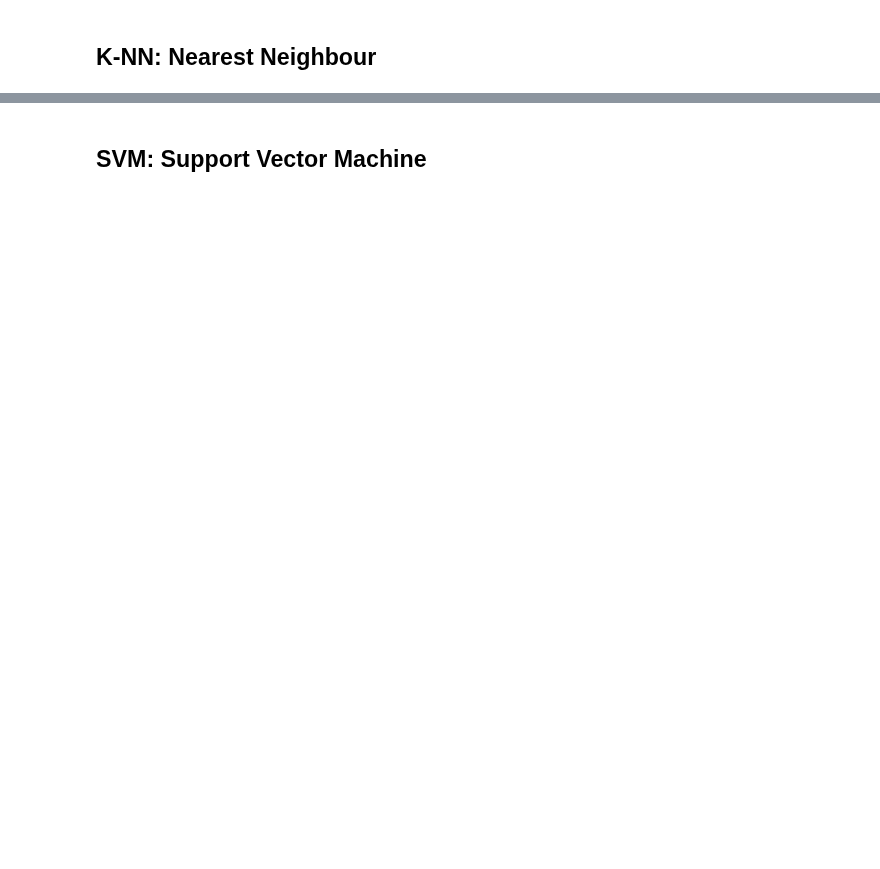
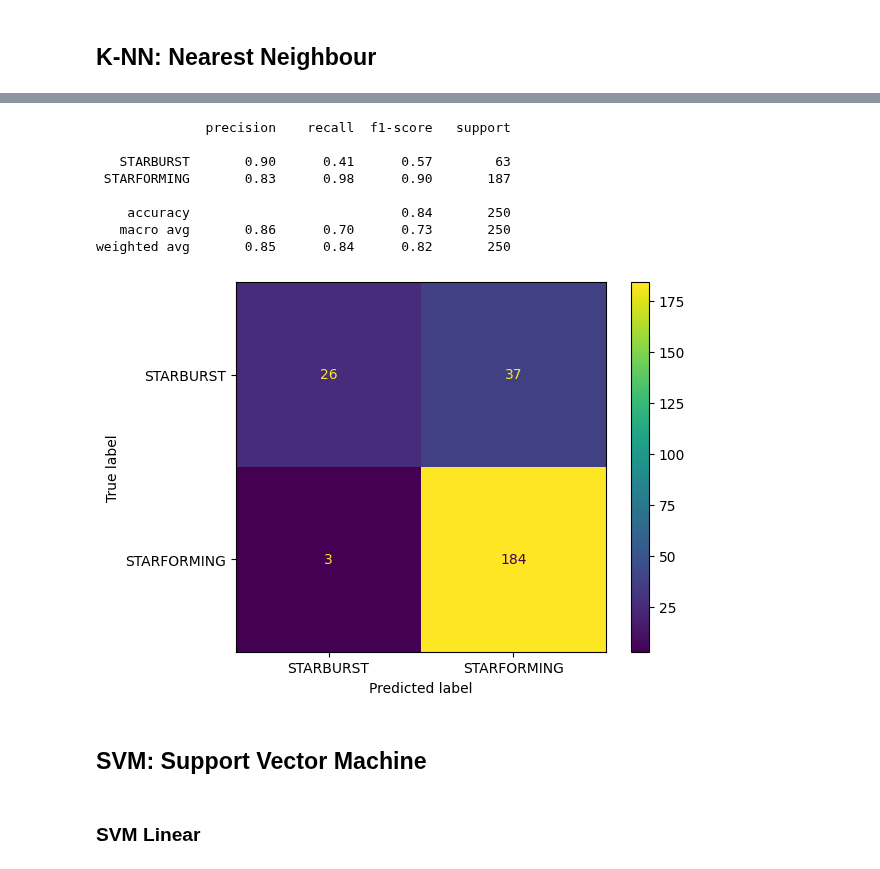
Before and after one commit to pedroojanuu/galaxy, a Jupyter notebook: algorithms.ipynb, the cells around one changed output, grey strips where cells are left out. Saved outputs shown, nothing was run; the diff lists cells and outputs as text; code cells hidden in the pictures; blank space fills up the shorter version.

```diff
--- a/algorithms.ipynb
+++ b/algorithms.ipynb
@@ -216,5 +218,15 @@ grid_search = test_classifier(
 # %%
-print_classification_report(grid_search.best_estimator_, testing_inputs, testing_classes)
+print_classification_report(grid_search.best_estimator_, testing_inputs_normalized, testing_classes_normalized, False)
+# %% [output]
+              precision    recall  f1-score   support
+
+   STARBURST       0.90      0.41      0.57        63
+ STARFORMING       0.83      0.98      0.90       187
+
+    accuracy                           0.84       250
+   macro avg       0.86      0.70      0.73       250
+weighted avg       0.85      0.84      0.82       250
+[figure, added]
 # %% [markdown]
 ## SVM: Support Vector Machine
 # %%
@@ -223,6 +235,8 @@ gamma_list = ["scale", "auto"]
 coef0_list = [-2, 0, 2]
 shrinking_list = [True, False]
 class_weight = ["balanced", None]
+# %% [markdown]
+### SVM Linear
 # %%
 svm_linear = SVC()
 
```
Also changed, not shown: parts of 18 cells of this notebook, 2 other files.
